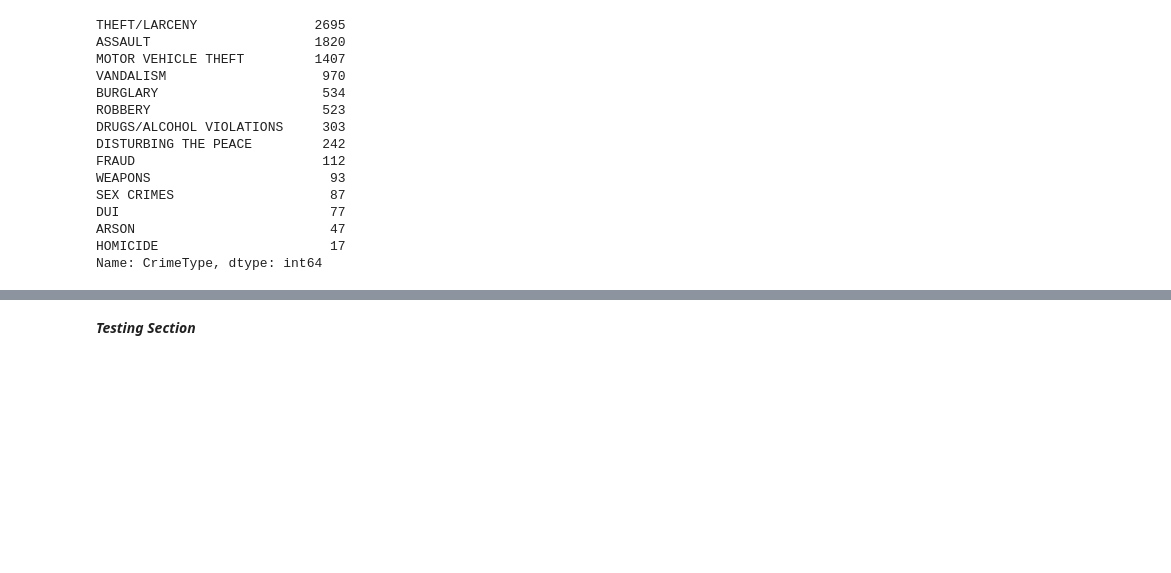
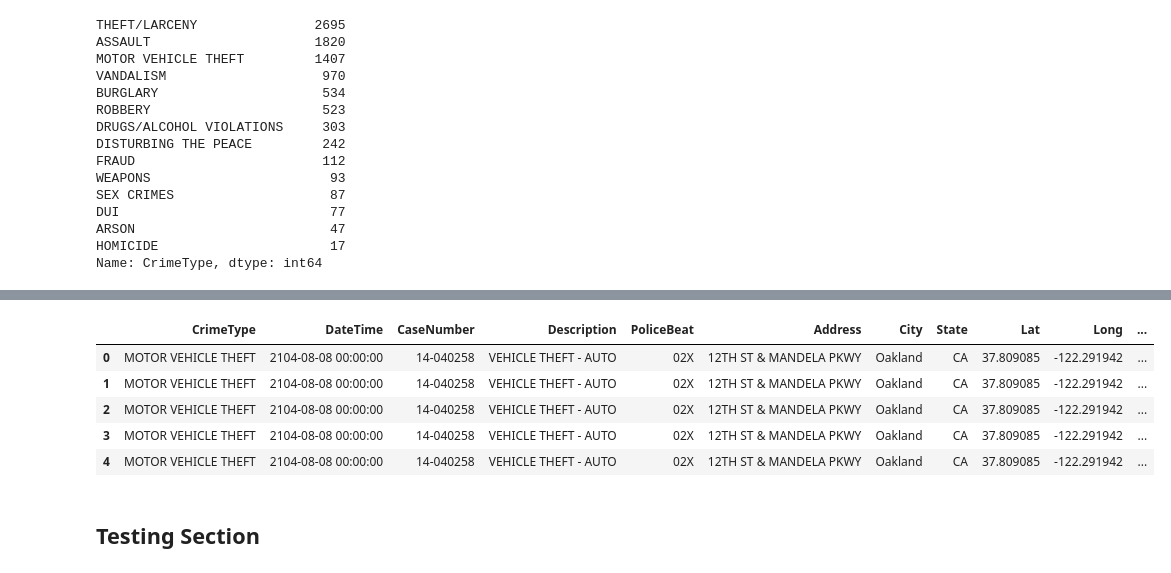
Before and after one commit to jeffrey-hsu/oakland-crime-prediction, a Jupyter notebook: machine_learning/crime_data_prediction.ipynb, the cells around one changed output, grey strips where cells are left out. Cells and saved outputs as stored; diff of their text form; code cells hidden in the pictures; blank space fills up the shorter version.

```diff
--- a/machine_learning/crime_data_prediction.ipynb
+++ b/machine_learning/crime_data_prediction.ipynb
@@ -270,0 +338,18 @@ crime_data_v2.head()
+# %%
+crime_data_v3 = crime_data_v2.copy()
+
+crime_data_v3 = crime_data_v3.merge(housing_v2[['zip', 'occupied_pct', 'vacant_pct']],
+                                    left_on = 'Zip',
+                                    right_on = 'zip',
+                                    how = 'left')
+
+crime_data_v3 = crime_data_v3.drop(['zip'], axis = 1)
+
+crime_data_v3.head()
+# %% [output]
+|  | CrimeType | DateTime | CaseNumber | Description | PoliceBeat | Address | City | State | Lat | Long | ... |
+| 0 | MOTOR VEHICLE THEFT | 2104-08-08 00:00:00 | 14-040258 | VEHICLE THEFT - AUTO | 02X | 12TH ST & MANDELA PKWY | Oakland | CA | 37.809085 | -122.291942 | ... |
+| 1 | MOTOR VEHICLE THEFT | 2104-08-08 00:00:00 | 14-040258 | VEHICLE THEFT - AUTO | 02X | 12TH ST & MANDELA PKWY | Oakland | CA | 37.809085 | -122.291942 | ... |
+| 2 | MOTOR VEHICLE THEFT | 2104-08-08 00:00:00 | 14-040258 | VEHICLE THEFT - AUTO | 02X | 12TH ST & MANDELA PKWY | Oakland | CA | 37.809085 | -122.291942 | ... |
+| 3 | MOTOR VEHICLE THEFT | 2104-08-08 00:00:00 | 14-040258 | VEHICLE THEFT - AUTO | 02X | 12TH ST & MANDELA PKWY | Oakland | CA | 37.809085 | -122.291942 | ... |
+| 4 | MOTOR VEHICLE THEFT | 2104-08-08 00:00:00 | 14-040258 | VEHICLE THEFT - AUTO | 02X | 12TH ST & MANDELA PKWY | Oakland | CA | 37.809085 | -122.291942 | ... |
@@ -271,2 +359,2 @@ crime_data_v2.head()
 # %% [markdown]
-***Testing Section***
+## Testing Section
```
Also changed, not shown: parts of 26 cells of this notebook, 2 other files.
